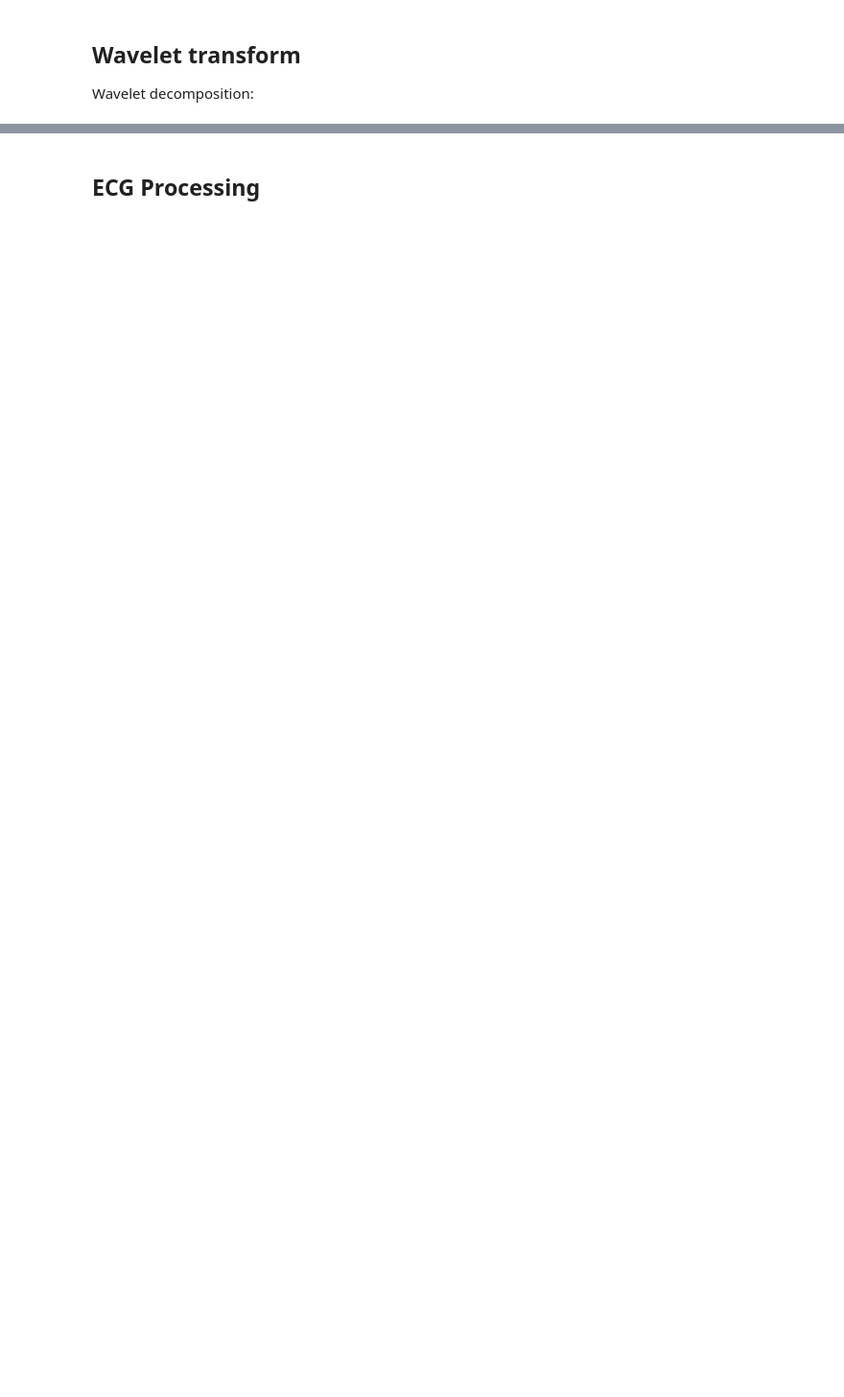
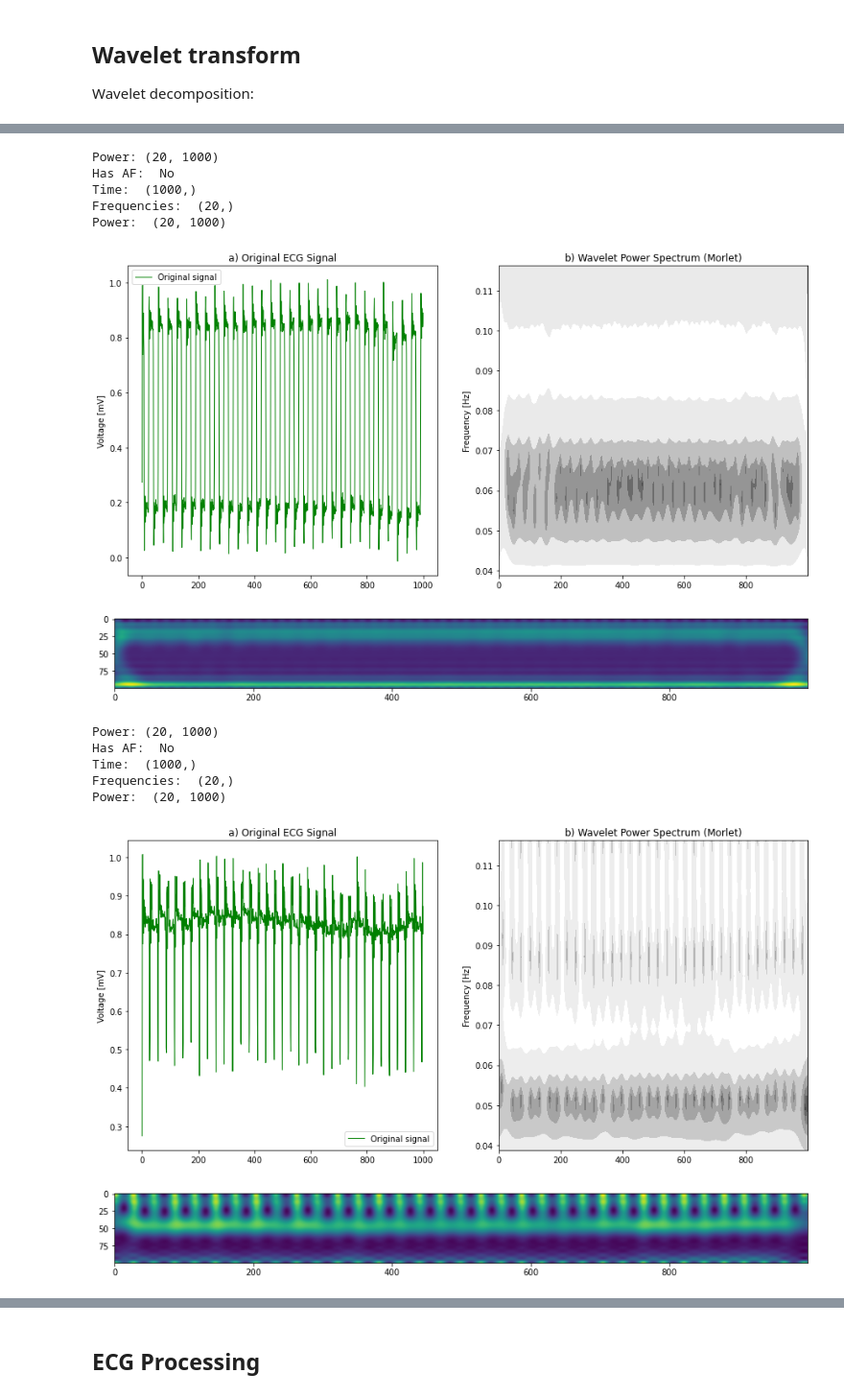
Before and after one commit to kalifadan/Final_project_cs236781, a Jupyter notebook: src/Input.ipynb, the cells around one changed output, grey strips where cells are left out. Shown at 96% size. Cells and saved outputs as stored; diff of their text form; code cells hidden in the pictures; blank space fills up the shorter version.

```diff
--- a/src/Input.ipynb
+++ b/src/Input.ipynb
@@ -57,10 +51,0 @@ Power:  (20, 375)
-# %%
-s = time.time()
-
-to_wavelet = data.WaveletTransform(wavelet.Morlet(6), resample=20)
-t = to_wavelet(signal)
-
-e = time.time()
-
-display(t.shape)
-print('WaveletTransform took {:2} ms'.format((e - s) * 1000))
@@ -69,0 +73,48 @@ WaveletTransform took 3.924846649169922 ms
+# %%
+import dsp
+
+reading_with_af_1 = 7
+reading_with_af_2 = 25
+reading_no_af_1 = 0
+reading_no_af_2 = 1
+
+def preprocess_signal(index):
+    signal = processing.normalize_bound(samples[index].p_signal).T[1]
+    # signal, _ = dataset[0]
+
+    dj = 1/12
+    # signal = (signal - signal.min()) / signal.max()
+    signal = resample(signal, 1000)
+
+    t, frequencies, power, new_signal = dsp.wavelet_decompose_power_spectrum(signal, s0=8.33, dt=1, dj=dj, J=19,
+                                                                             sampling_frequency=128,
+                                                                             filter_frequency=50, wl=pycwt.Morlet(6))
+    print('Power:', power.shape)
+    label = labels[index]
+    print('Has AF: ', 'Yes' if label == 1 else 'No')
+
+    dsp.plot_wavelet_decomposition(t, new_signal, frequencies, power, wavelet_name='Morlet')
+    power = resample(power, 100)
+    plt.figure(figsize=(15, 15))
+    plt.imshow(power)
+    plt.show()
+# %%
+preprocess_signal(reading_with_af_1)
+preprocess_signal(reading_with_af_2)
+preprocess_signal(reading_no_af_1)
+preprocess_signal(reading_no_af_2)
+# %% [output]
+Power: (20, 1000)
+Has AF:  No
+Time:  (1000,)
+Frequencies:  (20,)
+Power:  (20, 1000)
+[figure, added]
+[figure, added]
+Power: (20, 1000)
+Has AF:  No
+Time:  (1000,)
+Frequencies:  (20,)
+Power:  (20, 1000)
+[figure, added]
+[figure, added]
```
Also changed, not shown: parts of 9 cells of this notebook, 7 other files.
